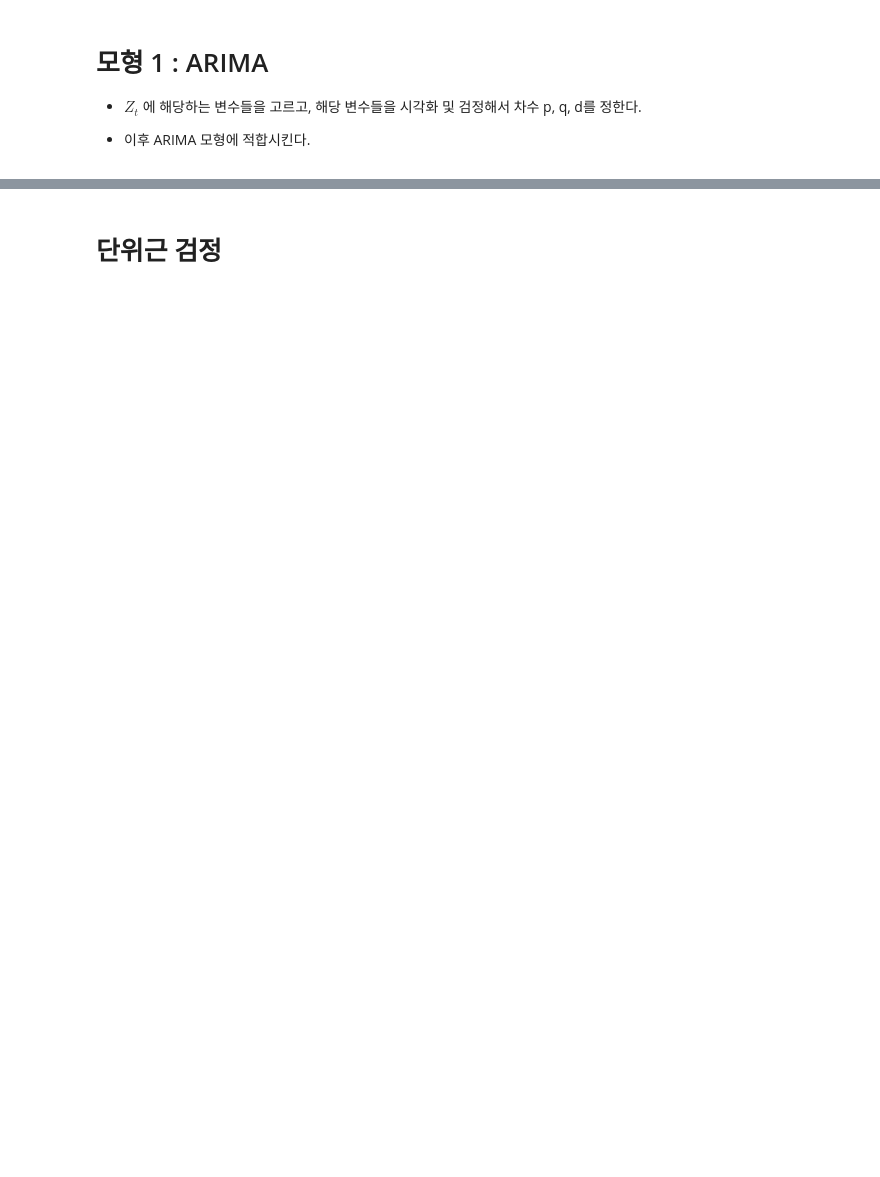
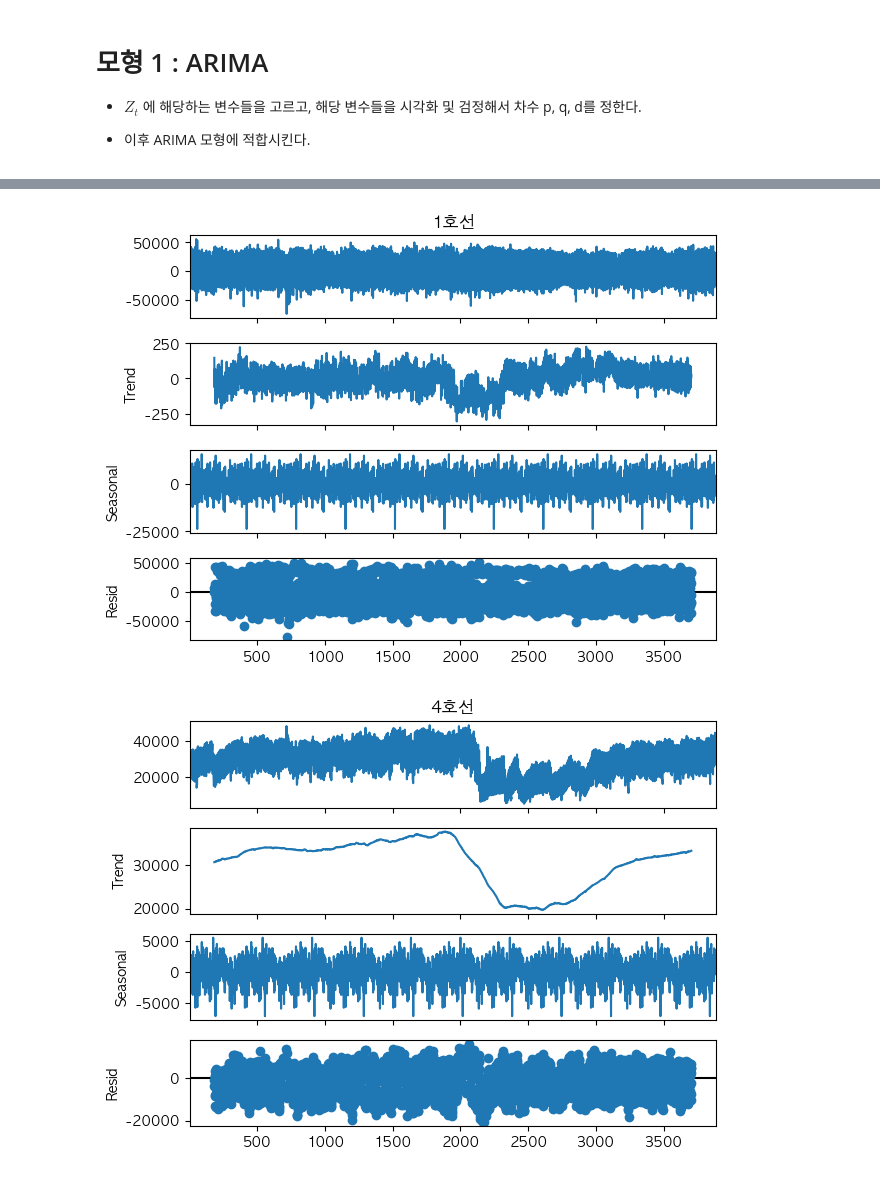
Before and after one commit to InryeolChoi/timeSeries_analysis, a Jupyter notebook: Project/model.ipynb, the cells around one changed output, grey strips where cells are left out. Saved outputs shown, nothing was run; the diff lists cells and outputs as text; code cells hidden in the pictures; blank space fills up the shorter version.

```diff
--- a/Project/model.ipynb
+++ b/Project/model.ipynb
@@ -29,17 +29,10 @@ def decompose_all_variables(df, columns, model_num, period):
 
     arr = []
     for col in columns:
-        decomposed = seasonal_decompose(df[col], model=model, period=period)
-        arr.append(decomposed)
+        if col != '탑승일자':
+            decomposed = seasonal_decompose(df[col], model=model, period=period)
+            arr.append(decomposed)
     return arr
-
-# 변수 리스트
-columns = list(df.drop(labels='탑승일자', axis=1).columns)    # 시계열 변수들에서 제거함.
-results = decompose_all_variables(df, columns, 1, 365)      # 주기를 365로 해야 계절성을 파악할 수 있다.
-
-for idx, result in enumerate(results):
-    result.plot()
-plt.show()
 # %% [markdown]
 ## 함수(2) : ACF 시각화
 # %%
@@ -85,4 +138,4 @@ def plot_acf(df, alpha=0.05, lags=40, threshold=0.2):
 * 이후 ARIMA 모형에 적합시킨다.
 # %%
 # Z_t가 담길 데이터프레임을 df1으로 설정
-df1 = df[['1호선', '4호선', '공항철도', '경의선']]
+df1 = df[['탑승일자', '1호선', '4호선', '공항철도', '경의선']]
@@ -99,8 +141,0 @@ plot_acf(df)
-# %%
-# 1호선 : 1차 차분
-df['1호선'] = df['1호선'].diff()
-
-# 4호선 : 1차 차분
-df['1호선'] = df['1호선'].diff()
-# %% [markdown]
-# 단위근 검정
@@ -137,7 +142,10 @@ df_diff = df_diff.dropna()  # 차분으로 생긴 첫 행의 NaN 제거
-# %%
-for idx, col in enumerate(nonst_col):
-    plt.figure(figsize=(12, 4))
-    plt.plot(df['탑승일자'], df[col])
-    plt.title(f"정상성 검사 : {col}")
-    plt.show()
-plt.tight_layout()
+# %%
+# 성분분해를 통해서 차분 I(d)의 차수 결정
+# 변수 리스트
+results = decompose_all_variables(df, df1.columns, 1, 365)      # 주기를 365로 해야 계절성을 파악할 수 있다.
+for idx, result in enumerate(results):
+    result.plot()
+plt.show()
+# %% [output]
+[figure, added]
+[figure, added]
```
Also changed, not shown: parts of 18 cells of this notebook.
